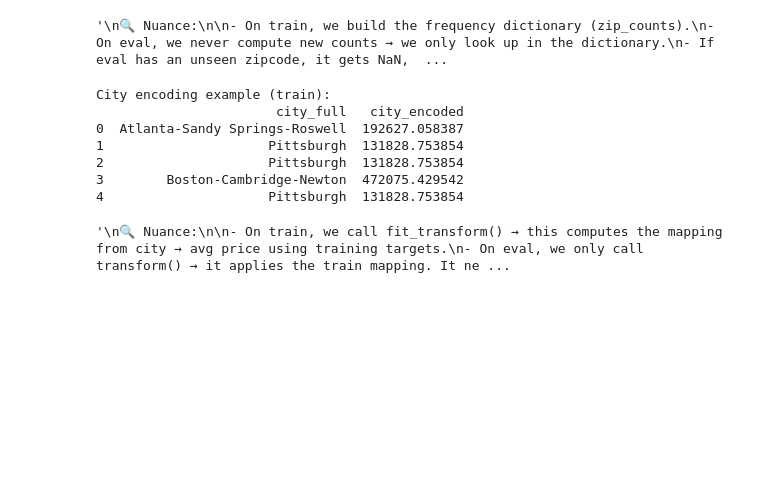
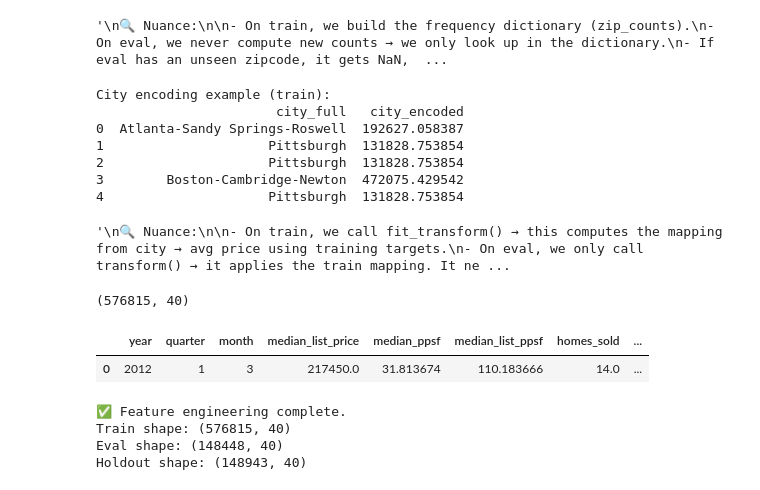
Before and after one commit to Aramys21/House-price-prediction, a Jupyter notebook: notebooks/02_feature_eng_encoding.ipynb, the cells around one changed output. Saved outputs shown, nothing was run; the diff lists cells and outputs as text; code cells hidden in the pictures; blank space fills up the shorter version.

```diff
--- a/notebooks/02_feature_eng_encoding.ipynb
+++ b/notebooks/02_feature_eng_encoding.ipynb
@@ -164,3 +164,27 @@ drop_cols = ["date","city_full","city","zipcode","median_sale_price"]
 train_df.drop(columns=drop_cols, inplace=True)
 eval_df.drop(columns=drop_cols, inplace=True)
 holdout_df.drop(columns=drop_cols, inplace=True)
+# %%
+print(train_df.shape)
+train_df.head(1)
+# %% [output]
+(576815, 40)
+|  | year | quarter | month | median_list_price | median_ppsf | median_list_ppsf | homes_sold | ... |
+| 0 | 2012 | 1 | 3 | 217450.0 | 31.813674 | 110.183666 | 14.0 | ... |
+# %%
+#==============
+#6. save feature_engineered datasets
+#==============
+train_df.to_csv(r"C:\Users\bouac\Desktop\python\web\Regression_ML_EndtoEnd\data\processed\feature_engineered_train.csv",index=False)
+eval_df.to_csv(r"C:\Users\bouac\Desktop\python\web\Regression_ML_EndtoEnd\data\processed\feature_engineered_eval.csv",index=False)
+holdout_df.to_csv(r"C:\Users\bouac\Desktop\python\web\Regression_ML_EndtoEnd\data\processed\feature_engineered_holdout.csv",index=False)
+
+print("✅ Feature engineering complete.")
+print("Train shape:", train_df.shape)
+print("Eval shape:", eval_df.shape)
+print("Holdout shape:", holdout_df.shape)
+# %% [output]
+✅ Feature engineering complete.
+Train shape: (576815, 40)
+Eval shape: (148448, 40)
+Holdout shape: (148943, 40)
```
Also changed, not shown: parts of 8 cells of this notebook.
